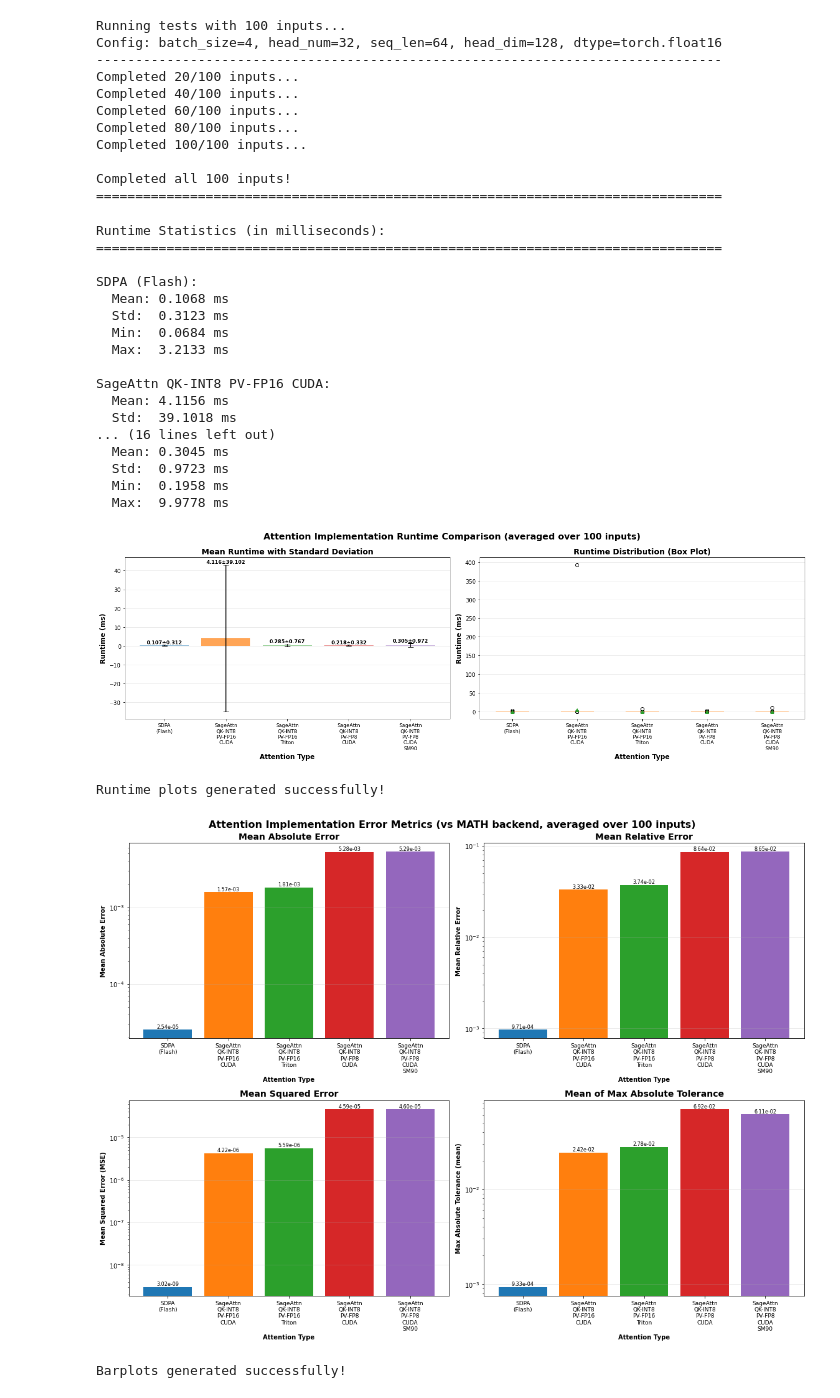
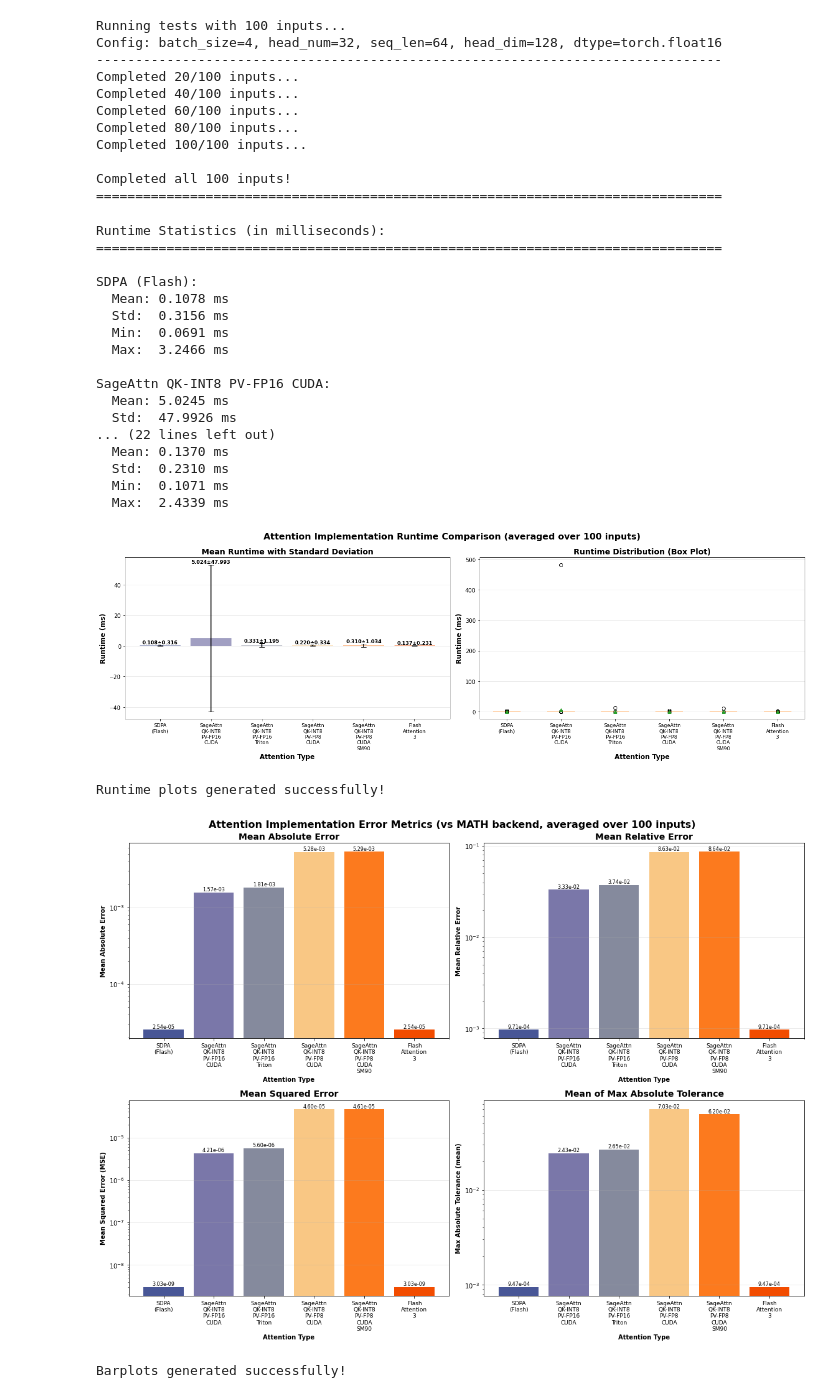
Before and after one commit to EleaZhong/Qwen-Edit-Ultrafast, a Jupyter notebook: scripts/sageattn_error.ipynb, the cells around one changed output. Drawn from its saved outputs; the diff is of its cells as text; code cells hidden in the pictures.

Commit message:
followup plotting

```diff
--- a/scripts/sageattn_error.ipynb
+++ b/scripts/sageattn_error.ipynb
@@ -19,6 +19,17 @@ from sageattention import (
 import numpy as np
 import matplotlib.pyplot as plt
 from collections import defaultdict
+
+# Import Flash Attention 3
+try:
+    from kernels import get_kernel
+    _k = get_kernel("kernels-community/vllm-flash-attn3")
+    _flash_attn_func = _k.flash_attn_func
+    FA3_AVAILABLE = True
+except Exception as e:
+    _flash_attn_func = None
+    FA3_AVAILABLE = False
+    print(f"Flash Attention 3 not available: {e}")
 
 
 def calculate_tolerance_metrics(actual, expect):
@@ -37,6 +48,25 @@ def calculate_tolerance_metrics(actual, expect):
         "max_absolute_tolerance": diff.max().item(),
         "mse": F.mse_loss(actual, expect).item()
     }
+
+
+def flash_attn3_wrapper(q, k, v):
+    """
+    Wrapper for Flash Attention 3 that matches the SageAttention interface.
+    FA3 expects (batch, seq_len, num_heads, head_dim)
+    SageAttention provides (batch, num_heads, seq_len, head_dim)
+    """
+    # Transpose from (B, H, S, D) to (B, S, H, D)
+    q = q.transpose(1, 2)
+    k = k.transpose(1, 2)
+    v = v.transpose(1, 2)
+
+    # Call FA3
+    outputs, _ = _flash_attn_func(q, k, v, causal=False)
+
+    # Transpose back to (B, H, S, D)
+    outputs = outputs.transpose(1, 2)
+    return outputs
 
 
 # Test configuration
@@ -59,6 +89,10 @@ attention_types = {
     "SageAttn QK-INT8 PV-FP8 CUDA": sageattn_qk_int8_pv_fp8_cuda,
     "SageAttn QK-INT8 PV-FP8 CUDA SM90": sageattn_qk_int8_pv_fp8_cuda_sm90,
 }
+
+# Add Flash Attention 3 if available
+if FA3_AVAILABLE:
+    attention_types["Flash Attention 3"] = flash_attn3_wrapper
 
 # Storage for metrics and runtimes across all inputs
 all_metrics = {name: defaultdict(list) for name in attention_types.keys()}
@@ -154,19 +188,19 @@ Runtime Statistics (in milliseconds):
 ================================================================================
 
 SDPA (Flash):
-  Mean: 0.1068 ms
-  Std:  0.3123 ms
-  Min:  0.0684 ms
-  Max:  3.2133 ms
+  Mean: 0.1078 ms
+  Std:  0.3156 ms
+  Min:  0.0691 ms
+  Max:  3.2466 ms
 
 SageAttn QK-INT8 PV-FP16 CUDA:
-  Mean: 4.1156 ms
-  Std:  39.1018 ms
-... (16 lines left out)
-  Mean: 0.3045 ms
-  Std:  0.9723 ms
-  Min:  0.1958 ms
-  Max:  9.9778 ms
+  Mean: 5.0245 ms
+  Std:  47.9926 ms
+... (22 lines left out)
+  Mean: 0.1370 ms
+  Std:  0.2310 ms
+  Min:  0.1071 ms
+  Max:  2.4339 ms
 # %%
 # Create runtime comparison plot
 fig, (ax1, ax2) = plt.subplots(1, 2, figsize=(18, 6))
@@ -174,7 +208,7 @@ fig.suptitle(f'Attention Implementation Runtime Comparison (averaged over {num_i
              fontsize=16, fontweight='bold')
 
 names = list(mean_runtimes.keys())
-colors = ['#1f77b4', '#ff7f0e', '#2ca02c', '#d62728', '#9467bd']
+colors = ['#485696', '#7a77a9', '#858a9d', '#f9c784', '#fc7a1e', '#f24c00']
 
 # Plot 1: Mean runtime with error bars (std)
 mean_times = [mean_runtimes[name]['mean_ms'] for name in names]
@@ -216,7 +250,7 @@ plt.show()
 
 print("Runtime plots generated successfully!")
 # %% [output]
-[figure, old version]
+[figure, new version]
 Runtime plots generated successfully!
 # %%
 # Create barplots for key metrics
@@ -226,7 +260,7 @@ fig.suptitle('Attention Implementation Error Metrics (vs MATH backend, averaged
 
 # Prepare data for plotting
 names = list(mean_metrics.keys())
-colors = ['#1f77b4', '#ff7f0e', '#2ca02c', '#d62728', '#9467bd']
+colors = ['#485696', '#7a77a9', '#858a9d', '#f9c784', '#fc7a1e', '#f24c00']
 
 # Metric 1: Mean Absolute Error
 ax1 = axes[0, 0]
@@ -271,34 +305,34 @@ ax3.set_title('Mean Squared Error', fontsize=14, fontweight='bold')
 ax3.set_xticks(range(len(names)))
 ax3.set_xticklabels([name.replace(' ', '\n') for name in names], rotation=0, ha='center', fontsize=9)
 ax3.grid(axis='y', alpha=0.3)
 ax3.set_yscale('log')
 for i, (bar, val) in enumerate(zip(bars3, mse_values)):
     height = bar.get_height()
     ax3.text(bar.get_x() + bar.get_width()/2., height,
              f'{val:.2e}', ha='center', va='bottom', fontsize=8)
 
 # Metric 4: Max Absolute Tolerance
 ax4 = axes[1, 1]
 max_abs_tolerance = [mean_metrics[name]['max_absolute_tolerance'] for name in names]
 bars4 = ax4.bar(range(len(names)), max_abs_tolerance, color=colors)
 ax4.set_xlabel('Attention Type', fontweight='bold')
 ax4.set_ylabel('Max Absolute Tolerance (mean)', fontweight='bold')
 ax4.set_title('Mean of Max Absolute Tolerance', fontsize=14, fontweight='bold')
 ax4.set_xticks(range(len(names)))
 ax4.set_xticklabels([name.replace(' ', '\n') for name in names], rotation=0, ha='center', fontsize=9)
 ax4.grid(axis='y', alpha=0.3)
 ax4.set_yscale('log')
 for i, (bar, val) in enumerate(zip(bars4, max_abs_tolerance)):
     height = bar.get_height()
     ax4.text(bar.get_x() + bar.get_width()/2., height,
              f'{val:.2e}', ha='center', va='bottom', fontsize=8)
 
 plt.tight_layout()
 plt.show()
 
 print("Barplots generated successfully!")
 # %% [output]
-[figure, old version]
+[figure, new version]
 Barplots generated successfully!
 # %%
 # Create barplots for key metrics
```
Also changed, not shown: parts of 3 cells of this notebook, 2 other files.
